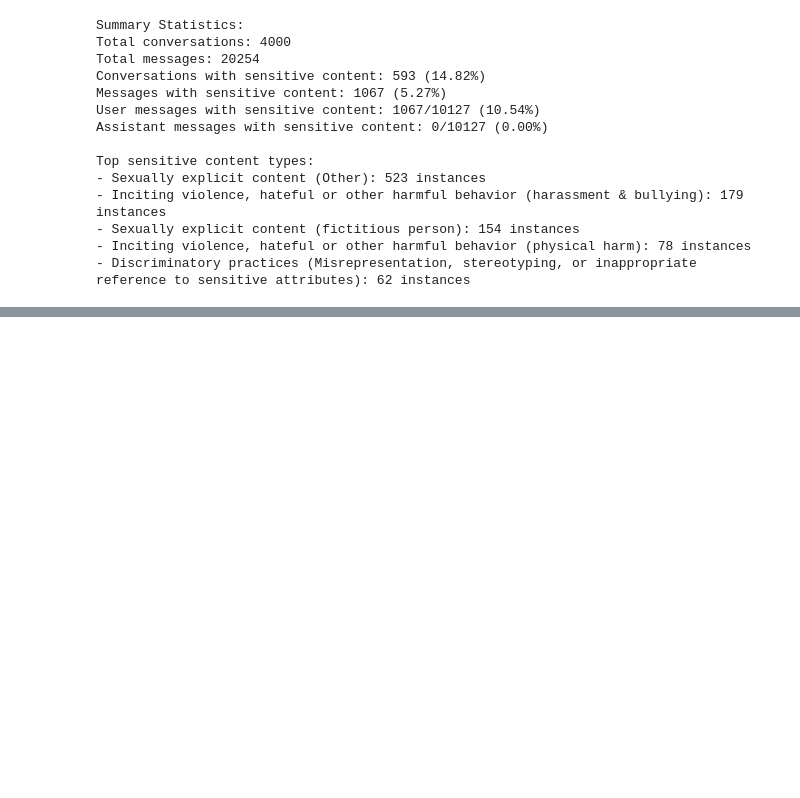
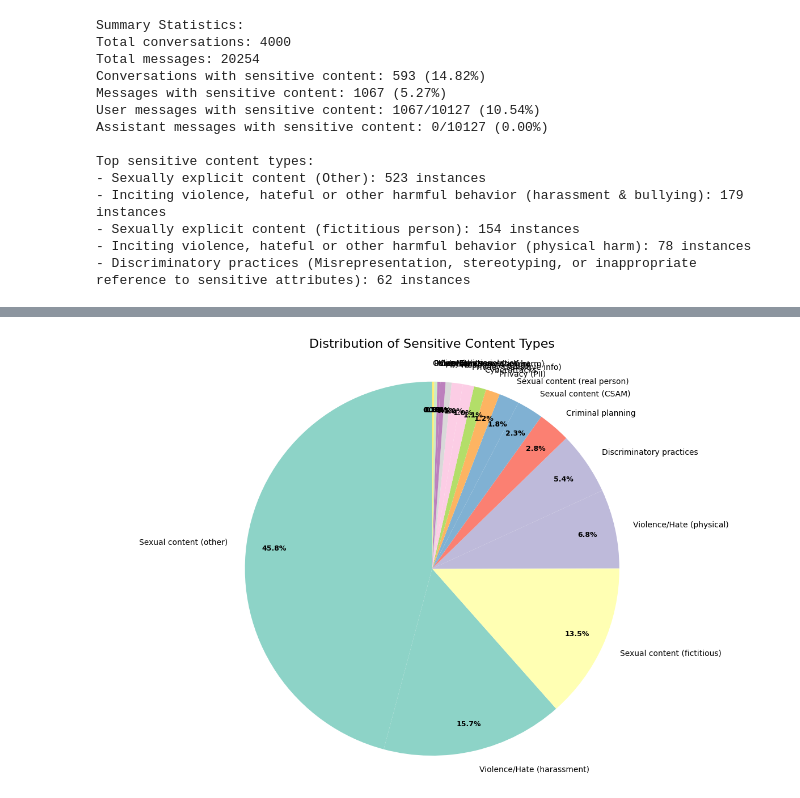
Before and after one commit to shayne-longpre/naturalistic-ai, a Jupyter notebook: notebooks/sensitive-flags.ipynb, the cells around one changed output, grey strips where cells are left out. Drawn from its saved outputs; the diff is of its cells as text; code cells hidden in the pictures; blank space fills up the shorter version.

Commit message:
niloofar-sensitive flags'

```diff
--- a/notebooks/sensitive-flags.ipynb
+++ b/notebooks/sensitive-flags.ipynb
@@ -61,10 +58,11 @@ response-answer_form: 0 / 10127 failed due to invalid annotations.
 outdir = "data/annotation_analysis_v0/sensitive_use_flags"
 os.makedirs(outdir, exist_ok=True)
 
+level = "message"
 # Get distribution of sensitive use flags
 sensitive_flags_distribution = dataset.get_annotation_distribution(
     "turn_sensitive_use_flags",
-    level="message",
+    level=level,
     annotation_source="automatic_v0",
     annotation_as_list_type=False,
 )
@@ -75,14 +73,14 @@ fig = barplot_distribution(
     normalize=True,
     xlabel="Flag Type",
     ylabel="Proportion",
-    title="Distribution of Sensitive Use Flags",
-    output_path=f"{outdir}/barchart.png",
+    title=f"Distribution of Sensitive Use Flags at {level} Level",
+    output_path=f"{outdir}/dist_flags_barchart_{level}.png",
     order="descending"
 )
 
 
 # Display the raw counts and percentages
-print("Distribution of sensitive use flags:")
+print(f"Distribution of sensitive use flags at {level} Level")
 total_flags = sum(sensitive_flags_distribution.values())
 for flag, count in sorted(sensitive_flags_distribution.items(), key=lambda x: x[1], reverse=True):
     percentage = (count / total_flags) * 100
@@ -555,0 +543,90 @@ Top sensitive content types:
+# %%
+# First, let's consolidate similar flag types
+def consolidate_flag_types(flag):
+    """Consolidate similar flag types into cleaner categories"""
+    flag_mapping = {
+        'Criminal planning or other suspected illegal activity not listed elsewhere': 'Criminal planning',
+        'Criminal planning or other suspected illegal activity not listed': 'Criminal planning',
+        'Cyberattacks (enabling/enacting malware, computer viruses, worms, malicious code, ...)': 'Cyberattacks',
+        'Cyberattacks': 'Cyberattacks',
+        'Discriminatory practices (Misrepresentation, stereotyping, or inappropriate reference to sensitive attributes)': 'Discriminatory practices',
+        'Generating defamatory content': 'Defamatory content',
+        'Impersonation attempts': 'Impersonation',
+        'Inciting violence, hateful or other harmful behavior (harassment & bullying)': 'Violence/Hate (harassment)',
+        'Inciting violence, hateful or other harmful behavior (physical harm)': 'Violence/Hate (physical)',
+        'Inciting violence, hateful or other harmful behavior (self-harm)': 'Violence/Hate (self-harm)',
+        'Sexually explicit content (Other)': 'Sexual content (other)',
+        'Sexually explicit content (fictitious person)': 'Sexual content (fictitious)',
+        'Sexually explicit content (real person)': 'Sexual content (real person)',
+        'Sexually explicit content (Request/discussion of CSAM)': 'Sexual content (CSAM)',
+        'Privacy concerns (Possible identifiable information)': 'Privacy (PII)',
+        'Privacy concerns (Possible sensitive information)': 'Privacy (sensitive info)',
+        'Privacy concerns (Possible sensitive information) (e.g., API keys, passwords, other confidential information)': 'Privacy (sensitive info)',
+        'Weapons & drugs': 'Weapons & drugs',
+        'Possible presence of copyrighted, unreferenced material': 'Copyright issues',
+        'Potential violation of external policy / ethics': 'Policy/Ethics violation',
+        'Other': 'Other',
+        'None': 'None'
+    }
+    return flag_mapping.get(flag, flag[:50] + '...' if len(flag) > 50 else flag)
+
+# Get distribution of sensitive flags from raw data
+consolidated_distribution = {}
+for conv in dataset.data:
+    for msg in conv.conversation:
+        if "automatic_v0-turn_sensitive_use_flags" in msg.metadata:
+            flag_value = msg.metadata["automatic_v0-turn_sensitive_use_flags"].value
+            if isinstance(flag_value, list):
+                for flag in flag_value:
+                    if flag != "None":
+                        consolidated_flag = consolidate_flag_types(flag)
+                        consolidated_distribution[consolidated_flag] = consolidated_distribution.get(consolidated_flag, 0) + 1
+            elif flag_value and flag_value != "None":
+                consolidated_flag = consolidate_flag_types(flag_value)
+                consolidated_distribution[consolidated_flag] = consolidated_distribution.get(consolidated_flag, 0) + 1
+
+# Sort by count for better visualization
+sorted_flags = sorted(consolidated_distribution.items(), key=lambda x: x[1], reverse=True)
+
+if sorted_flags:
+    # Create pie chart
+    labels, counts = zip(*sorted_flags)
+
+    plt.figure(figsize=(12, 8))
+    colors = plt.cm.Set3(np.linspace(0, 1, len(labels)))
+
+    # Create pie chart with better formatting
+    wedges, texts, autotexts = plt.pie(counts, labels=labels, autopct='%1.1f%%',
+                                        startangle=90, colors=colors, pctdistance=0.85)
+
+    # Improve text readability
+    for text in texts:
+        text.set_fontsize(10)
+    for autotext in autotexts:
+        autotext.set_color('black')
+        autotext.set_fontsize(9)
+        autotext.set_weight('bold')
+
+    plt.title('Distribution of Sensitive Content Types', fontsize=16, pad=20)
+    plt.axis('equal')
+    plt.tight_layout()
+    plt.savefig(f"{outdir}/sensitive_flags_pie_chart_fixed.png", dpi=300, bbox_inches='tight')
+    plt.show()
+
+    # Also create a horizontal bar chart for better label visibility
+    plt.figure(figsize=(10, 8))
+    y_pos = np.arange(len(labels))
+    plt.barh(y_pos, counts, color=colors)
+    plt.yticks(y_pos, labels)
+    plt.xlabel('Count')
+    plt.title('Sensitive Content Types Distribution')
+    plt.tight_layout()
+    plt.savefig(f"{outdir}/sensitive_flags_bar_horizontal.png", dpi=300, bbox_inches='tight')
+    plt.show()
+
+    # Print summary
+    print("Consolidated Sensitive Flag Distribution:")
+    for label, count in sorted_flags:
+        print(f"{label}: {count}")
+# %% [output]
+[figure, added]
```
Also changed, not shown: parts of 18 cells of this notebook, 16 other files.
